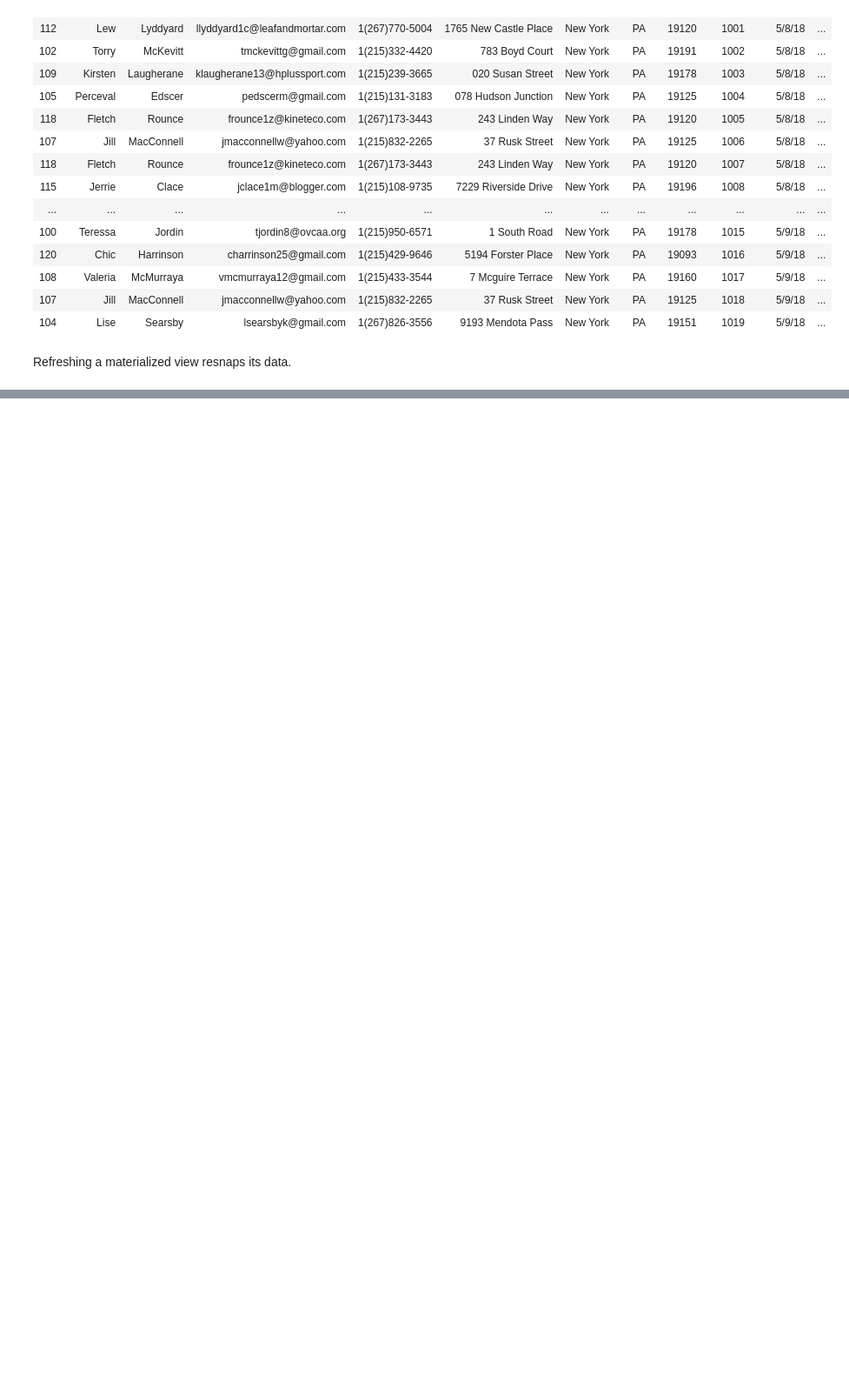
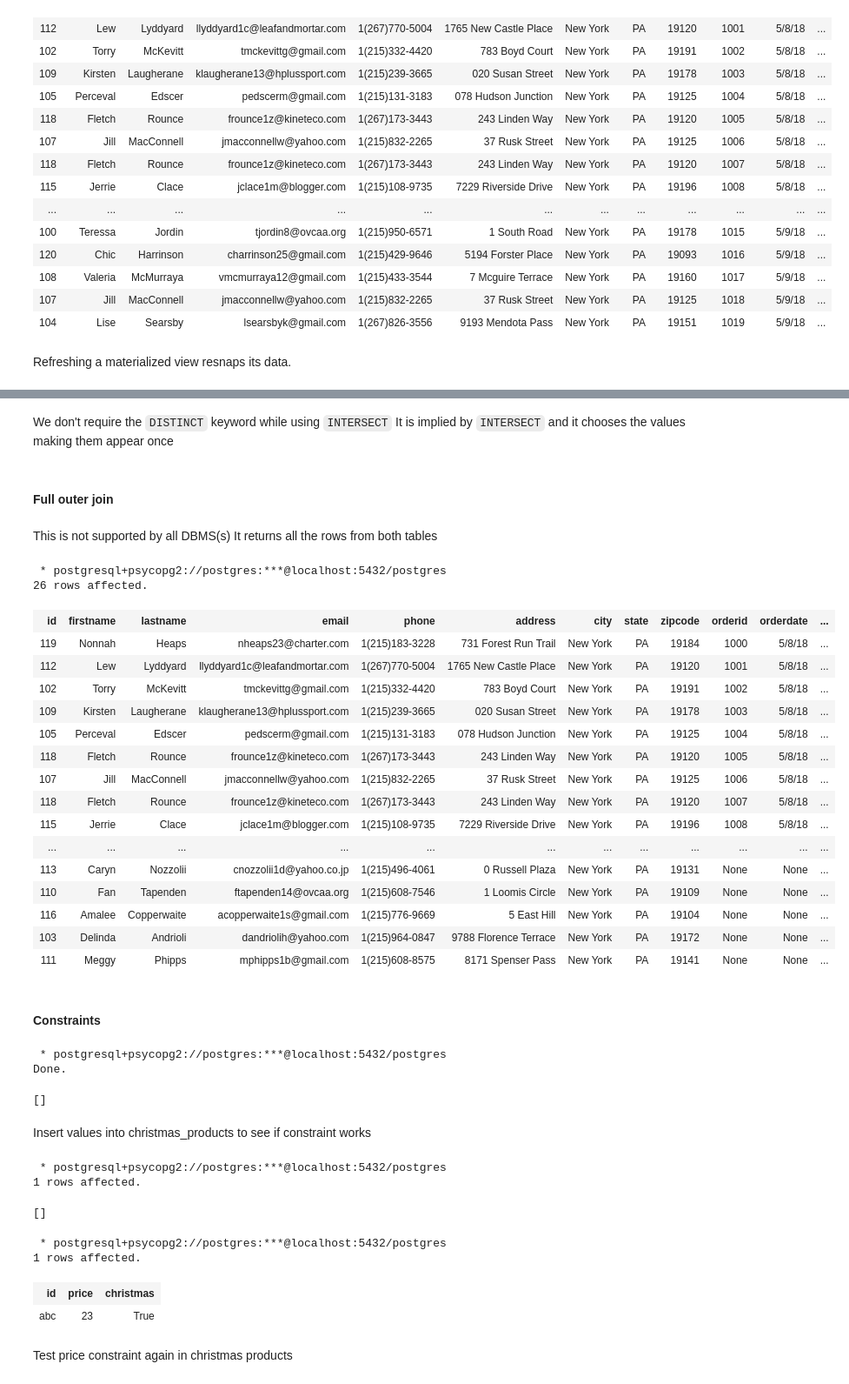
Before and after one commit to Inventrohyder/linkedin-learnig-Choosing-a-Database, a Jupyter notebook: Queries.ipynb, the cells around one changed output, grey strips where cells are left out. Shown: that part at 87% size. Saved outputs shown, nothing was run; the diff lists cells and outputs as text; code cells hidden in the pictures; blank space fills up the shorter version.

```diff
--- a/Queries.ipynb
+++ b/Queries.ipynb
@@ -238,0 +336,72 @@ Refreshing a materialized view resnaps its data.
+# %% [markdown]
+We don't require the `DISTINCT` keyword while using `INTERSECT`
+It is implied by `INTERSECT` and it chooses the values making
+them appear once
+# %% [markdown]
+#### Full outer join
+# %% [markdown]
+This is not supported by all DBMS(s)
+It returns all the rows from both tables
+# %%
+%%sql
+SELECT *
+FROM customer c
+         FULL OUTER JOIN "Order" o
+                         ON o.customerId = c.id;
+# %% [output]
+ * postgresql+psycopg2://postgres:***@localhost:5432/postgres
+26 rows affected.
+| id | firstname | lastname | email | phone | address | city | state | zipcode | orderid | orderdate | ... |
+| 119 | Nonnah | Heaps | nheaps23@charter.com | 1(215)183-3228 | 731 Forest Run Trail | New York | PA | 19184 | 1000 | 5/8/18 | ... |
+| 112 | Lew | Lyddyard | llyddyard1c@leafandmortar.com | 1(267)770-5004 | 1765 New Castle Place | New York | PA | 19120 | 1001 | 5/8/18 | ... |
+| 102 | Torry | McKevitt | tmckevittg@gmail.com | 1(215)332-4420 | 783 Boyd Court | New York | PA | 19191 | 1002 | 5/8/18 | ... |
+| 109 | Kirsten | Laugherane | klaugherane13@hplussport.com | 1(215)239-3665 | 020 Susan Street | New York | PA | 19178 | 1003 | 5/8/18 | ... |
+| 105 | Perceval | Edscer | pedscerm@gmail.com | 1(215)131-3183 | 078 Hudson Junction | New York | PA | 19125 | 1004 | 5/8/18 | ... |
+| 118 | Fletch | Rounce | frounce1z@kineteco.com | 1(267)173-3443 | 243 Linden Way | New York | PA | 19120 | 1005 | 5/8/18 | ... |
+| 107 | Jill | MacConnell | jmacconnellw@yahoo.com | 1(215)832-2265 | 37 Rusk Street | New York | PA | 19125 | 1006 | 5/8/18 | ... |
+| 118 | Fletch | Rounce | frounce1z@kineteco.com | 1(267)173-3443 | 243 Linden Way | New York | PA | 19120 | 1007 | 5/8/18 | ... |
+| 115 | Jerrie | Clace | jclace1m@blogger.com | 1(215)108-9735 | 7229 Riverside Drive | New York | PA | 19196 | 1008 | 5/8/18 | ... |
+| ... | ... | ... | ... | ... | ... | ... | ... | ... | ... | ... | ... |
+| 113 | Caryn | Nozzolii | cnozzolii1d@yahoo.co.jp | 1(215)496-4061 | 0 Russell Plaza | New York | PA | 19131 | None | None | ... |
+| 110 | Fan | Tapenden | ftapenden14@ovcaa.org | 1(215)608-7546 | 1 Loomis Circle | New York | PA | 19109 | None | None | ... |
+| 116 | Amalee | Copperwaite | acopperwaite1s@gmail.com | 1(215)776-9669 | 5 East Hill | New York | PA | 19104 | None | None | ... |
+| 103 | Delinda | Andrioli | dandriolih@yahoo.com | 1(215)964-0847 | 9788 Florence Terrace | New York | PA | 19172 | None | None | ... |
+| 111 | Meggy | Phipps | mphipps1b@gmail.com | 1(215)608-8575 | 8171 Spenser Pass | New York | PA | 19141 | None | None | ... |
+# %% [markdown]
+#### Constraints
+# %%
+%%sql
+-- Create a fake table
+CREATE TABLE christmas_products
+(
+    id        TEXT    NOT NULL,
+    price     INTEGER NOT NULL CHECK (price > 0), -- contraint
+    christmas BOOLEAN
+);
+# %% [output]
+ * postgresql+psycopg2://postgres:***@localhost:5432/postgres
+Done.
+[]
+# %% [markdown]
+Insert values into christmas_products to see if constraint works
+# %%
+%%sql
+-- This should work
+INSERT INTO christmas_products
+VALUES ('abc', 23, 'yes');
+# %% [output]
+ * postgresql+psycopg2://postgres:***@localhost:5432/postgres
+1 rows affected.
+[]
+# %%
+%%sql
+-- check if values insert into christmas_products
+SELECT *
+FROM christmas_products;
+# %% [output]
+ * postgresql+psycopg2://postgres:***@localhost:5432/postgres
+1 rows affected.
+| id | price | christmas |
+| abc | 23 | True |
+# %% [markdown]
+Test price constraint again in christmas products
```
Also changed, not shown: parts of 12 cells of this notebook.
